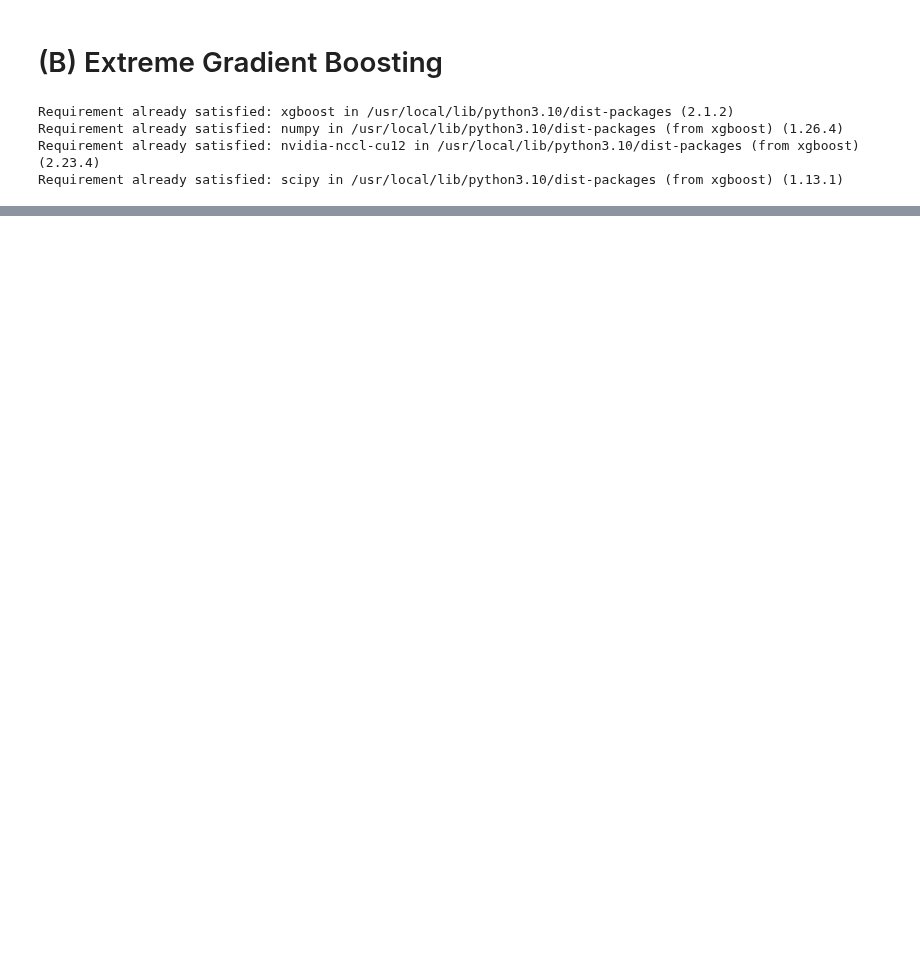
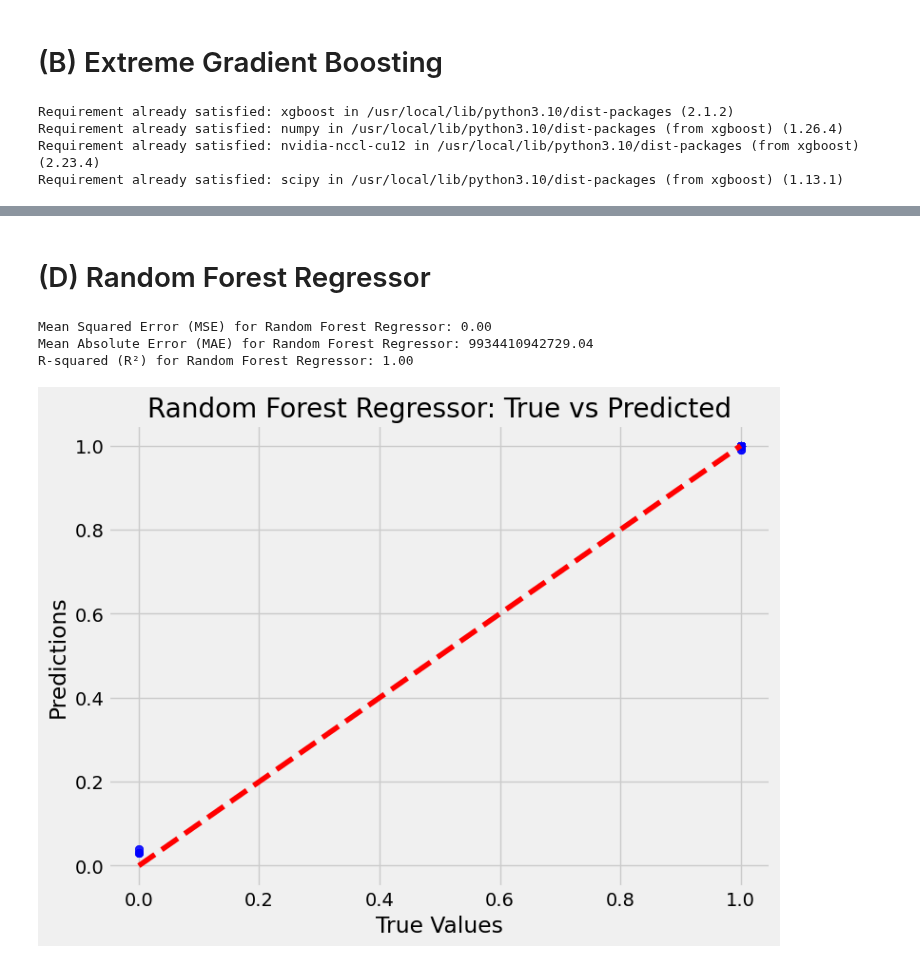
Before and after one commit to Geez-l/litoX, a Jupyter notebook: SP_ML/litox_ML.ipynb, the cells around one changed output, grey strips where cells are left out. Drawn from its saved outputs; the diff is of its cells as text; code cells hidden in the pictures; blank space fills up the shorter version.

```diff
--- a/SP_ML/litox_ML.ipynb
+++ b/SP_ML/litox_ML.ipynb
@@ -302,0 +351,37 @@ plt.show()
+# %% [markdown]
+# (D) Random Forest Regressor
+# %%
+random_forest_reg = RandomForestRegressor(n_estimators=100, random_state=42)
+
+# Train on training data
+random_forest_reg.fit(x_train, y_train)
+
+# Predict
+y_pred_rf_reg = random_forest_reg.predict(x_test)
+# %%
+# Calculate Mean Squared Error (MSE)
+mse_rf = mean_squared_error(y_test, y_pred_rf_reg)
+print(f'Mean Squared Error (MSE) for Random Forest Regressor: {mse_rf:.2f}')
+
+# Calculate Mean Absolute Error (MAE)
+mae_rf = mean_absolute_percentage_error(y_test, y_pred_rf_reg)
+print(f'Mean Absolute Error (MAE) for Random Forest Regressor: {mae_rf:.2f}')
+
+# Calculate R-squared value (R²)
+r2_rf = r2_score(y_test, y_pred_rf_reg)
+print(f'R-squared (R²) for Random Forest Regressor: {r2_rf:.2f}')
+# %% [output]
+Mean Squared Error (MSE) for Random Forest Regressor: 0.00
+Mean Absolute Error (MAE) for Random Forest Regressor: 9934410942729.04
+R-squared (R²) for Random Forest Regressor: 1.00
+# %%
+# Plotting the true vs predicted values
+plt.figure(figsize=(8, 6))
+plt.scatter(y_test, y_pred_rf_reg, color='blue', alpha=0.5)
+plt.plot([min(y_test), max(y_test)], [min(y_test), max(y_test)], color='red', linestyle='--')
+plt.xlabel('True Values')
+plt.ylabel('Predictions')
+plt.title('Random Forest Regressor: True vs Predicted')
+plt.show()
+# %% [output]
+[figure, added]
```
Also changed, not shown: parts of 16 cells of this notebook.
